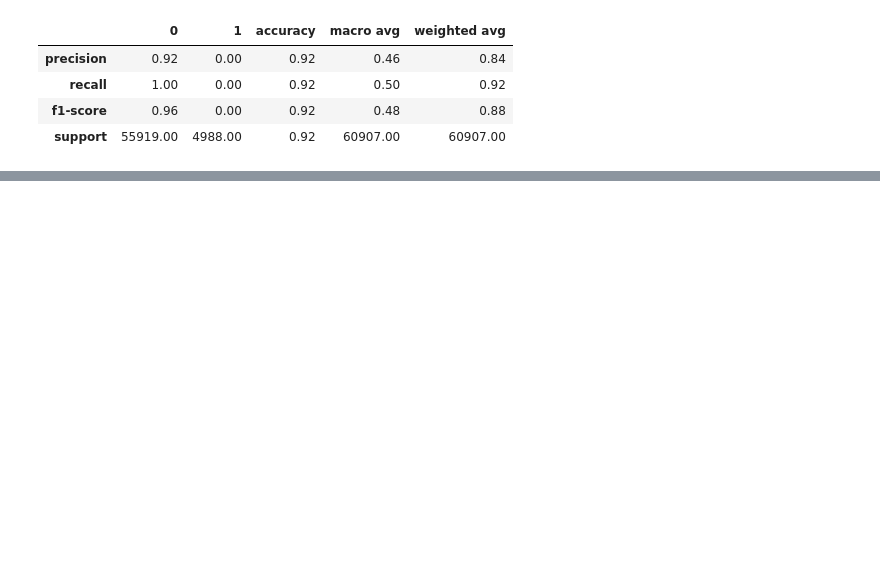
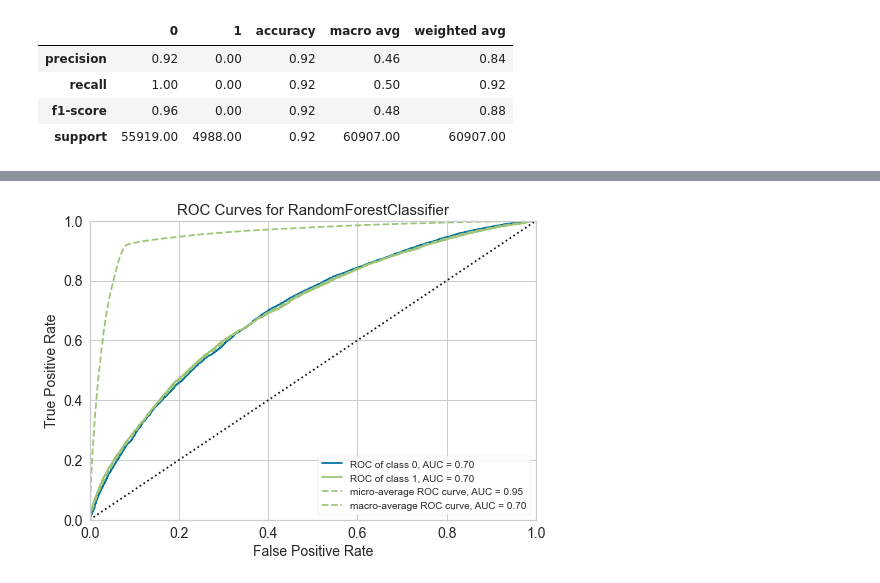
Before and after one commit to florabajolet/OCR7_scoring, a Jupyter notebook: P7_scoring_modeling.ipynb, the cells around one changed output, grey strips where cells are left out. Cells and saved outputs as stored; diff of their text form; code cells hidden in the pictures; blank space fills up the shorter version.

```diff
--- a/P7_scoring_modeling.ipynb
+++ b/P7_scoring_modeling.ipynb
@@ -323,0 +371,8 @@ array([[55917,     2],
+# %%
+visualizer = ROCAUC(model_yellow_rf, classes=[0, 1])
+
+visualizer.fit(data_train_trans, target_train_trans)
+visualizer.score(data_test_trans, target_test_trans)
+visualizer.show();
+# %% [output]
+[figure, added]
```
Also changed, not shown: parts of 24 cells of this notebook.
